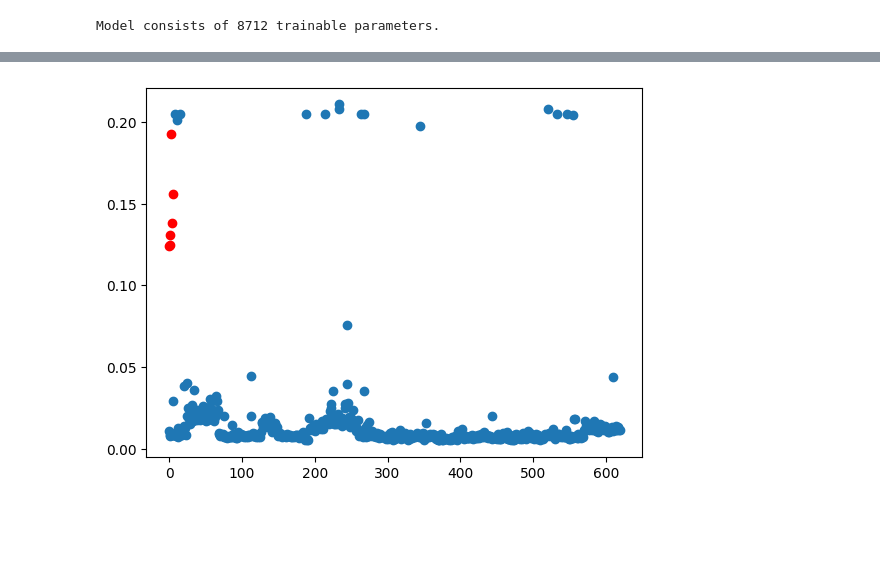
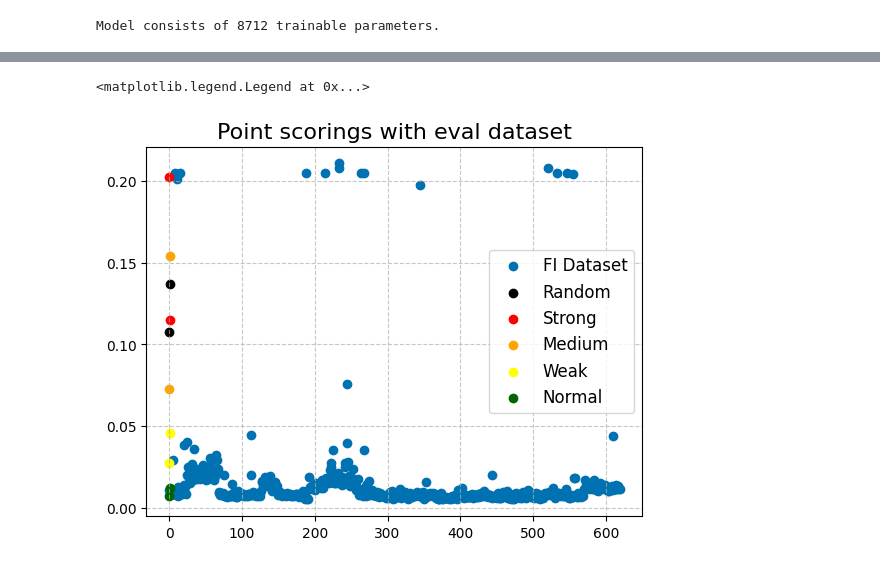
Before and after one commit to jHrdy/vyzkumak, a Jupyter notebook: src/anomaly_detection/deep_learning/autoencoders/testing_ae/conv_ae_testing.ipynb, the cells around one changed output, grey strips where cells are left out. Drawn from its saved outputs; the diff is of its cells as text; code cells hidden in the pictures; blank space fills up the shorter version.

Commit message:
eval dataset

```diff
--- a/src/anomaly_detection/deep_learning/autoencoders/testing_ae/conv_ae_testing.ipynb
+++ b/src/anomaly_detection/deep_learning/autoencoders/testing_ae/conv_ae_testing.ipynb
@@ -82,6 +66,7 @@ def score_points(pts, model, criterion=None):
 
     out_scores = []
     for out in pts:
+        out = torch.tensor(out).to(torch.float32)
         out = out.reshape(1, 1, 96)
         pred = model(out).detach()
         loss = criterion(pred, out).detach().numpy()
@@ -115,8 +76,24 @@ plt.show()
-# %%
-rand_scores = score_points(randoms, model)
-
-plt.scatter(range(len(score)), score)
-plt.scatter(range(len(rand_scores)), rand_scores, color='red')
-plt.show()
-# %% [output]
-[figure, removed]
+# %%
+scores = score_points(full_dataset, model)
+# %%
+import pandas as pd
+from anomaly_detection.config.paths import DATA_DIR
+import os
+
+eval_df = pd.read_parquet(os.path.join(DATA_DIR, 'eval_data', 'eval_dataset.parquet'))
+# %%
+eval_score = score_points(eval_df['histogram'], model)
+# %%
+from anomaly_detection.utils.plotting_styles import apply_global_style
+apply_global_style()
+plt.title("Point scorings with eval dataset")
+plt.scatter(range(len(scores)), scores, label='FI Dataset')
+plt.scatter(range(len(eval_score[:2])), eval_score[:2], color='black', label='Random')
+plt.scatter(range(len(eval_score[2:4])), eval_score[2:4], color='red', label='Strong')
+plt.scatter(range(len(eval_score[4:6])), eval_score[4:6], color='orange', label='Medium')
+plt.scatter(range(len(eval_score[6:8])), eval_score[6:8], color='yellow', label='Weak')
+plt.scatter(range(len(eval_score[8:])), eval_score[8:], color='darkgreen', label='Normal')
+plt.legend()
+# %% [output]
+<matplotlib.legend.Legend at 0x...>
+[figure, added]
```
Also changed, not shown: parts of 5 cells of this notebook, 5 other files.
